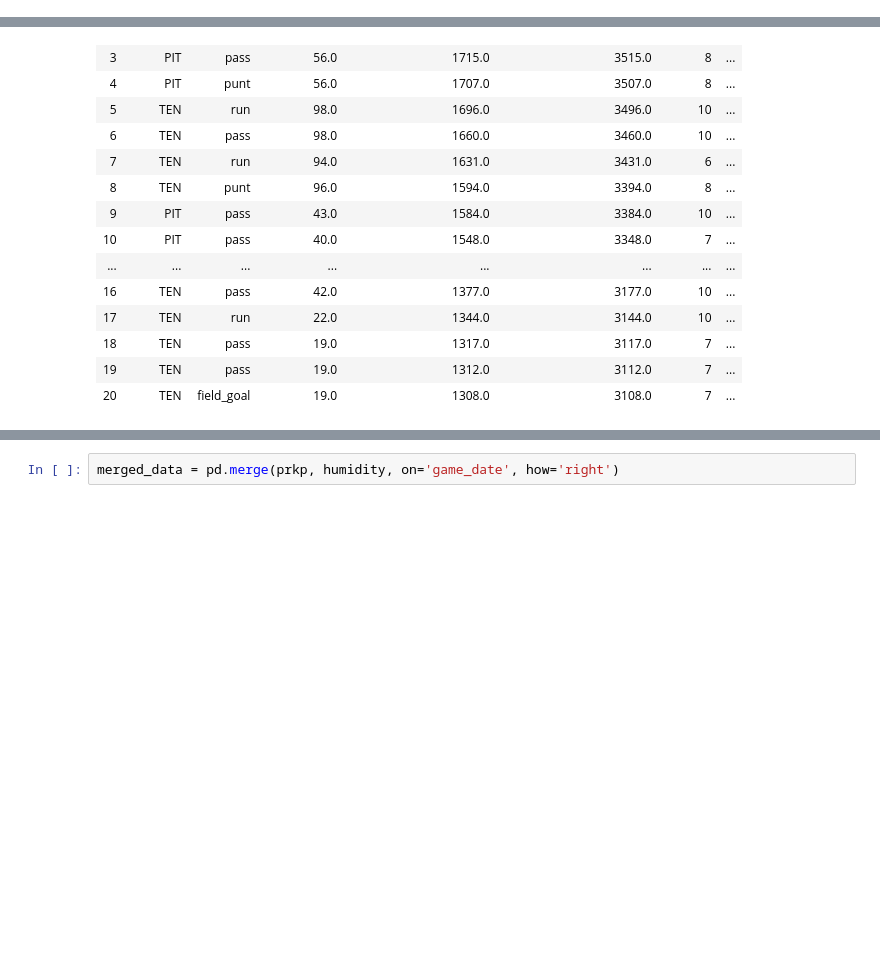
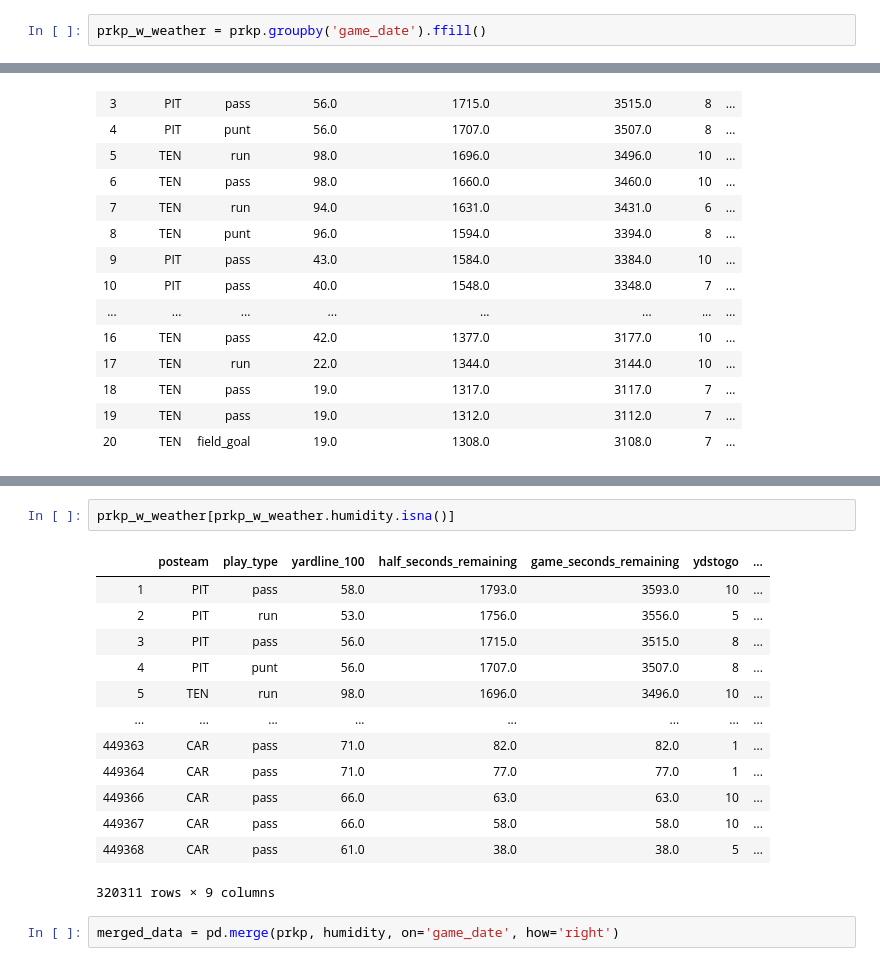
Before and after one commit to tiroger/Prediciting_NFL_Stats_ML, a Jupyter notebook: team_level_predictions.ipynb, the cells around one changed output, grey strips where cells are left out. Cells and saved outputs as stored; diff of their text form; blank space fills up the shorter version.

```diff
--- a/team_level_predictions.ipynb
+++ b/team_level_predictions.ipynb
@@ -171,6 +171,8 @@ prkp['humidity']
 Name: humidity, Length: 353060, dtype: float64
 # %%
 prkp_w_weather = prkp.groupby('game_date').bfill()
+# %%
+prkp_w_weather = prkp.groupby('game_date').ffill()
 # %%
 prkp_w_weather.head(20)
 # %% [output]
@@ -196,3 +227,19 @@ humidity.loc[humidity.game_date.isin(prkp.game_date)]
+# %%
+prkp_w_weather[prkp_w_weather.humidity.isna()]
+# %% [output]
+|  | posteam | play_type | yardline_100 | half_seconds_remaining | game_seconds_remaining | ydstogo | ... |
+| 1 | PIT | pass | 58.0 | 1793.0 | 3593.0 | 10 | ... |
+| 2 | PIT | run | 53.0 | 1756.0 | 3556.0 | 5 | ... |
+| 3 | PIT | pass | 56.0 | 1715.0 | 3515.0 | 8 | ... |
+| 4 | PIT | punt | 56.0 | 1707.0 | 3507.0 | 8 | ... |
+| 5 | TEN | run | 98.0 | 1696.0 | 3496.0 | 10 | ... |
+| ... | ... | ... | ... | ... | ... | ... | ... |
+| 449363 | CAR | pass | 71.0 | 82.0 | 82.0 | 1 | ... |
+| 449364 | CAR | pass | 71.0 | 77.0 | 77.0 | 1 | ... |
+| 449366 | CAR | pass | 66.0 | 63.0 | 63.0 | 10 | ... |
+| 449367 | CAR | pass | 66.0 | 58.0 | 58.0 | 10 | ... |
+| 449368 | CAR | pass | 61.0 | 38.0 | 38.0 | 5 | ... |
+320311 rows × 9 columns
 # %%
 merged_data = pd.merge(prkp, humidity, on='game_date', how='right')
 # %%
```
Also changed, not shown: parts of 2 cells of this notebook, 6 other files.
